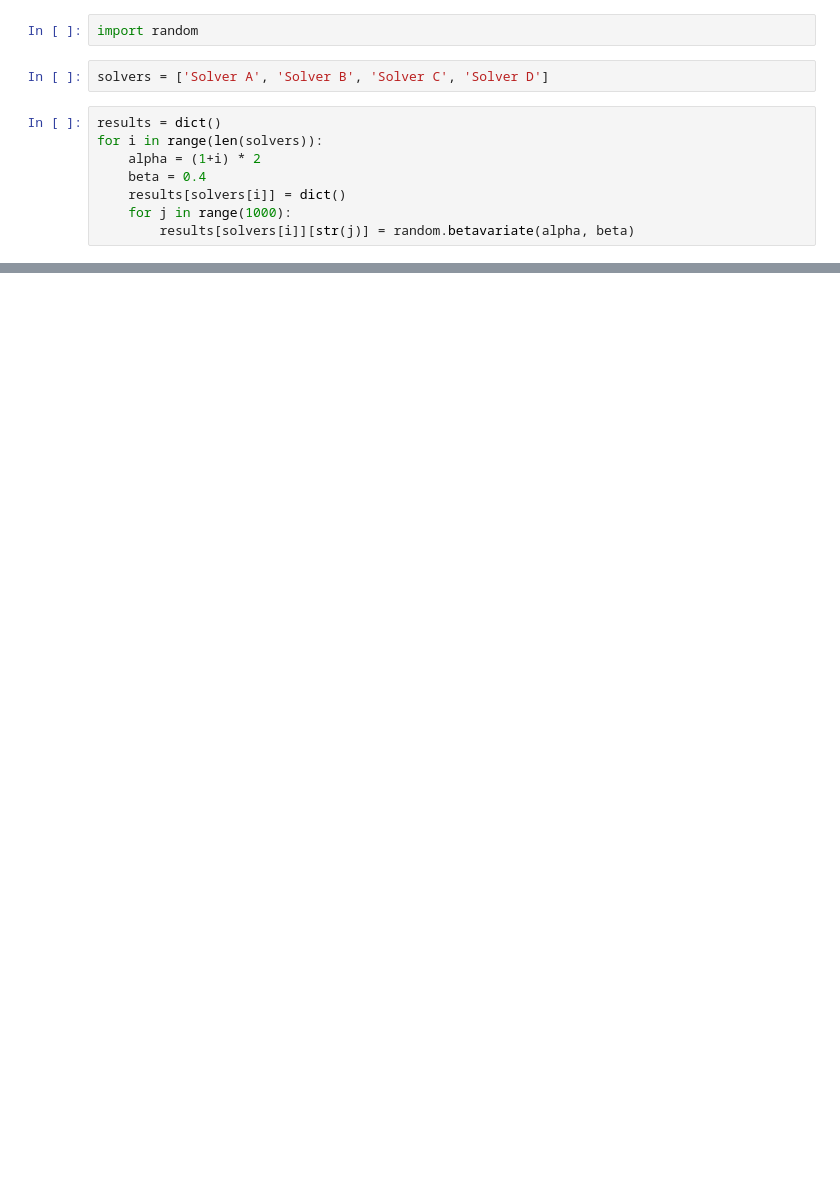
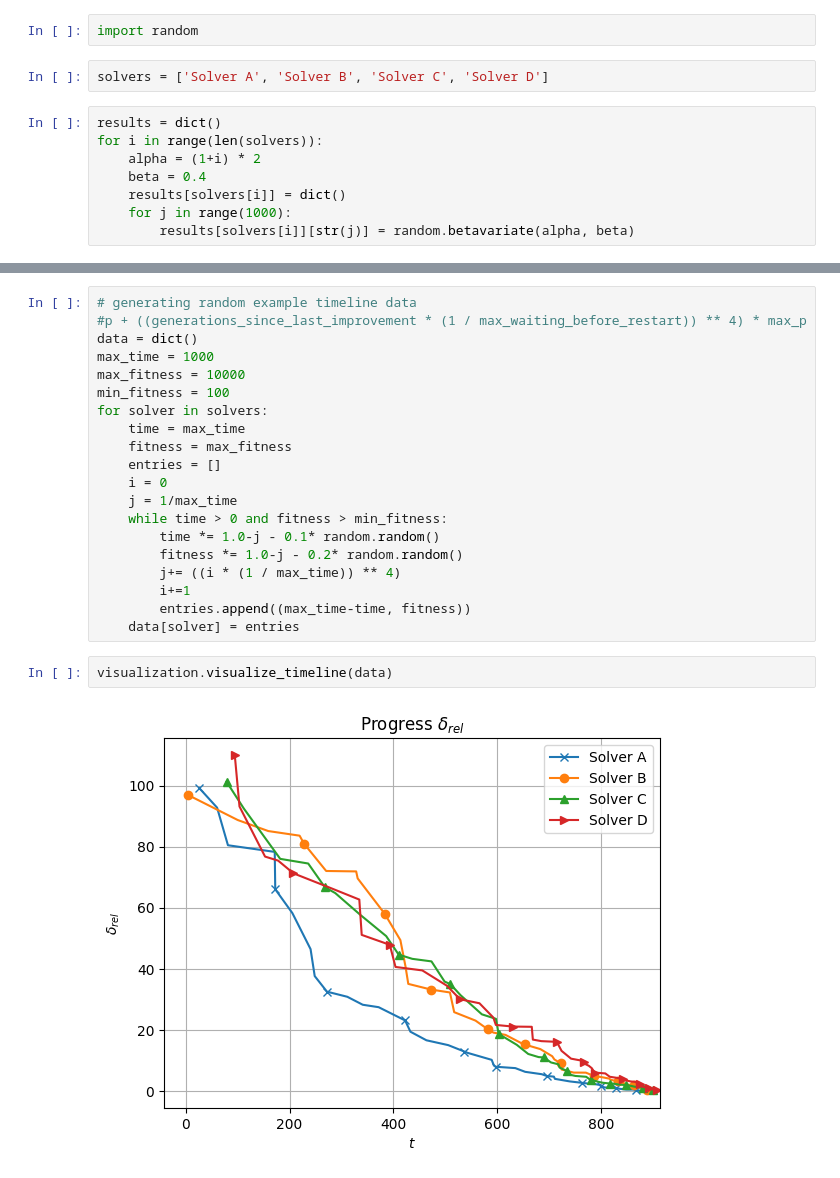
Before and after one commit to jrc-rodec/FJSSP-W-Benchmarking, a Jupyter notebook: example_visualization.ipynb, the cells around one changed output, grey strips where cells are left out. Saved outputs shown, nothing was run; the diff lists cells and outputs as text; blank space fills up the shorter version.

```diff
--- a/example_visualization.ipynb
+++ b/example_visualization.ipynb
@@ -26,0 +27,24 @@ visualization.visualize_gaps(results, delta_scope=0.9)
+# %%
+# generating random example timeline data
+#p + ((generations_since_last_improvement * (1 / max_waiting_before_restart)) ** 4) * max_p
+data = dict()
+max_time = 1000
+max_fitness = 10000
+min_fitness = 100
+for solver in solvers:
+    time = max_time
+    fitness = max_fitness
+    entries = []
+    i = 0
+    j = 1/max_time
+    while time > 0 and fitness > min_fitness:
+        time *= 1.0-j - 0.1* random.random()
+        fitness *= 1.0-j - 0.2* random.random()
+        j+= ((i * (1 / max_time)) ** 4)
+        i+=1
+        entries.append((max_time-time, fitness))
+    data[solver] = entries
+# %%
+visualization.visualize_timeline(data)
+# %% [output]
+[figure, added]
```
Also changed, not shown: parts of 4 cells of this notebook, 2 other files.
